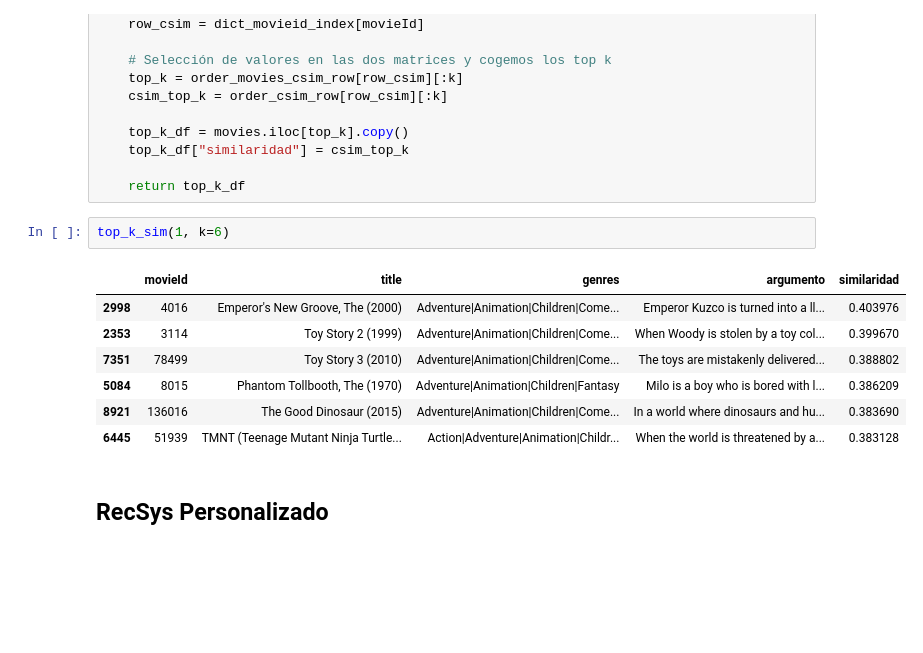
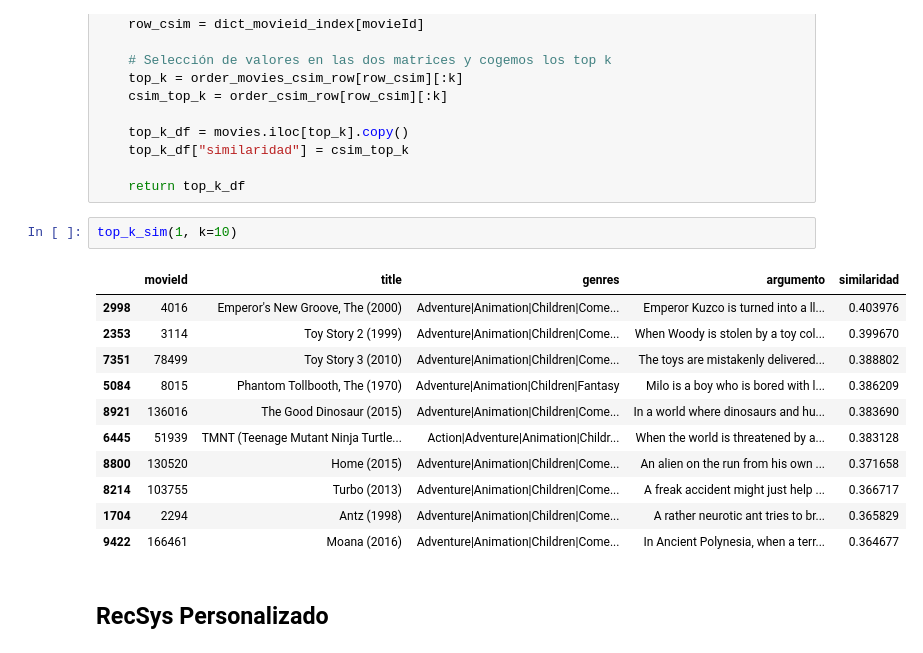
Before and after one commit to Ronaldo-AP/RecSys, a Jupyter notebook: recsys.ipynb, the cells around one changed output. Saved outputs shown, nothing was run; the diff lists cells and outputs as text; blank space fills up the shorter version.

```diff
--- a/recsys.ipynb
+++ b/recsys.ipynb
@@ -270,15 +270,19 @@ def top_k_sim(movieId, k):
 
     return top_k_df
 # %%
-top_k_sim(1, k=6)
+top_k_sim(1, k=10)
 # %% [output]
 |  | movieId | title | genres | argumento | similaridad |
 | 2998 | 4016 | Emperor's New Groove, The (2000) | Adventure|Animation|Children|Come... | Emperor Kuzco is turned into a ll... | 0.403976 |
 | 2353 | 3114 | Toy Story 2 (1999) | Adventure|Animation|Children|Come... | When Woody is stolen by a toy col... | 0.399670 |
 | 7351 | 78499 | Toy Story 3 (2010) | Adventure|Animation|Children|Come... | The toys are mistakenly delivered... | 0.388802 |
 | 5084 | 8015 | Phantom Tollbooth, The (1970) | Adventure|Animation|Children|Fantasy | Milo is a boy who is bored with l... | 0.386209 |
 | 8921 | 136016 | The Good Dinosaur (2015) | Adventure|Animation|Children|Come... | In a world where dinosaurs and hu... | 0.383690 |
 | 6445 | 51939 | TMNT (Teenage Mutant Ninja Turtle... | Action|Adventure|Animation|Childr... | When the world is threatened by a... | 0.383128 |
+| 8800 | 130520 | Home (2015) | Adventure|Animation|Children|Come... | An alien on the run from his own ... | 0.371658 |
+| 8214 | 103755 | Turbo (2013) | Adventure|Animation|Children|Come... | A freak accident might just help ... | 0.366717 |
+| 1704 | 2294 | Antz (1998) | Adventure|Animation|Children|Come... | A rather neurotic ant tries to br... | 0.365829 |
+| 9422 | 166461 | Moana (2016) | Adventure|Animation|Children|Come... | In Ancient Polynesia, when a terr... | 0.364677 |
 # %% [markdown]
 ## RecSys Personalizado
 # %% [markdown]
```
Also changed, not shown: parts of 11 cells of this notebook.
